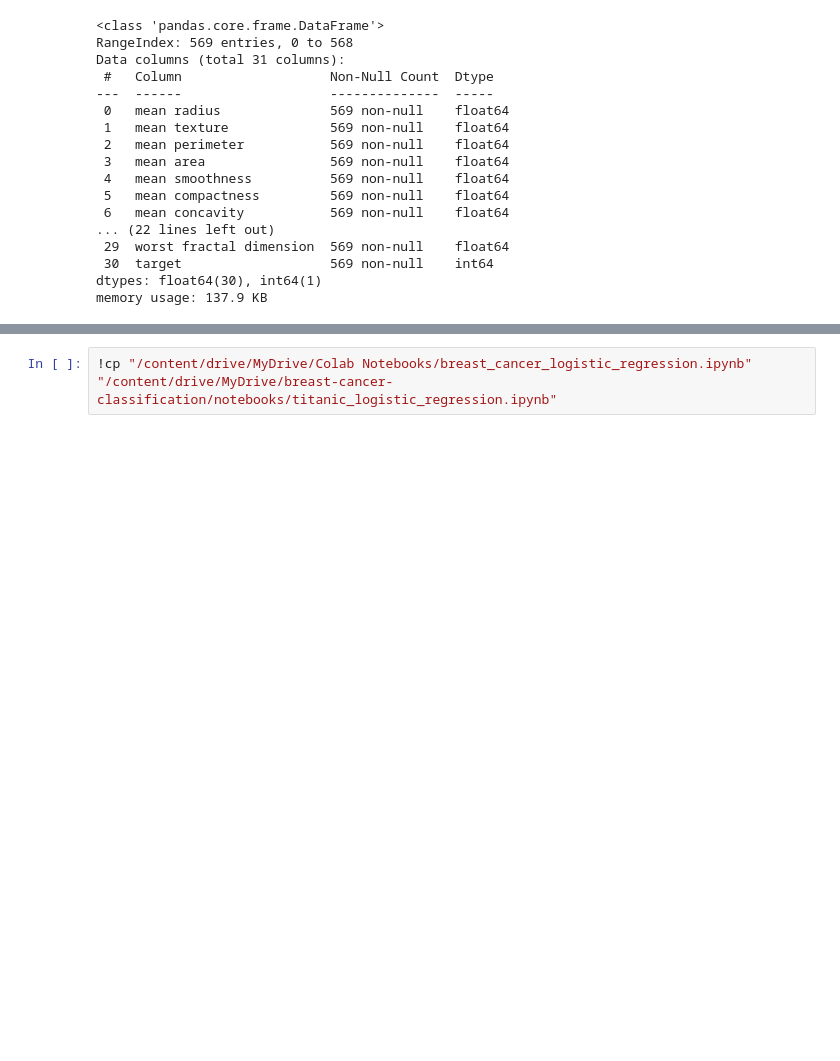
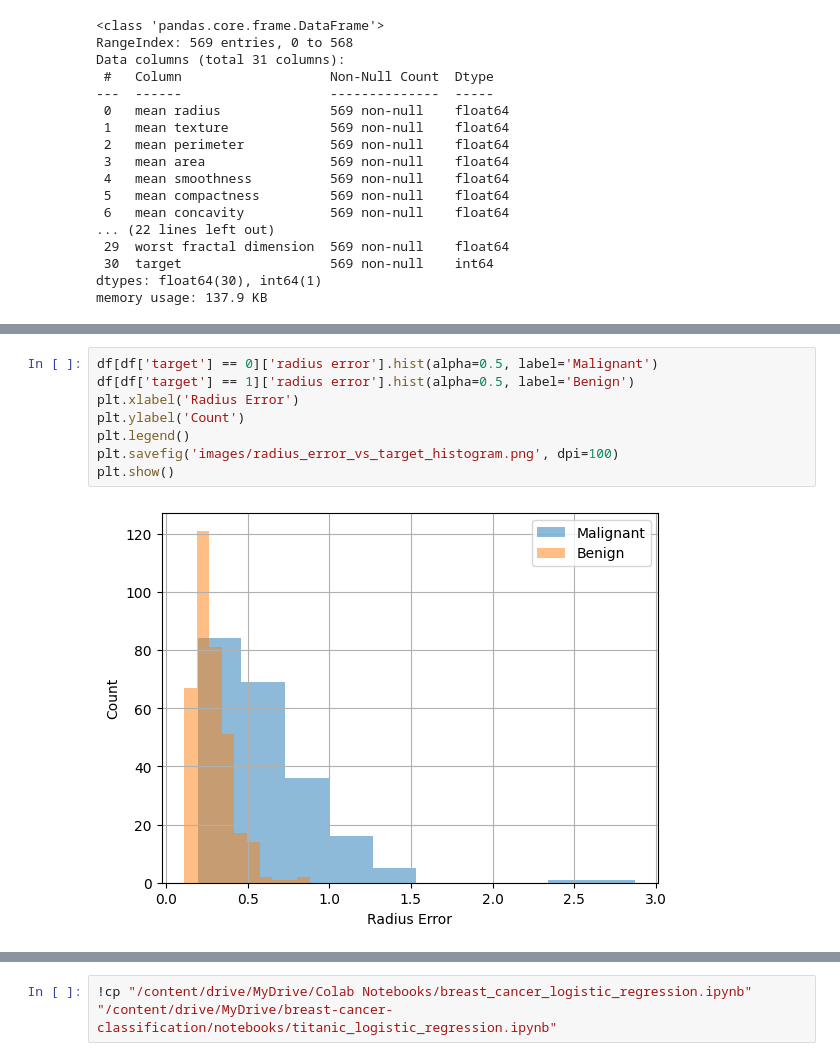
Before and after one commit to mim-1999/breast-cancer-classification, a Jupyter notebook: notebooks/breast_cancer_logistic_regression.ipynb, the cells around one changed output, grey strips where cells are left out. Drawn from its saved outputs; the diff is of its cells as text; blank space fills up the shorter version.

```diff
--- a/notebooks/breast_cancer_logistic_regression.ipynb
+++ b/notebooks/breast_cancer_logistic_regression.ipynb
@@ -92,0 +187,10 @@ memory usage: 137.9 KB
+# %%
+df[df['target'] == 0]['radius error'].hist(alpha=0.5, label='Malignant')
+df[df['target'] == 1]['radius error'].hist(alpha=0.5, label='Benign')
+plt.xlabel('Radius Error')
+plt.ylabel('Count')
+plt.legend()
+plt.savefig('images/radius_error_vs_target_histogram.png', dpi=100)
+plt.show()
+# %% [output]
+[figure, added]
```
Also changed, not shown: parts of 59 cells of this notebook.
